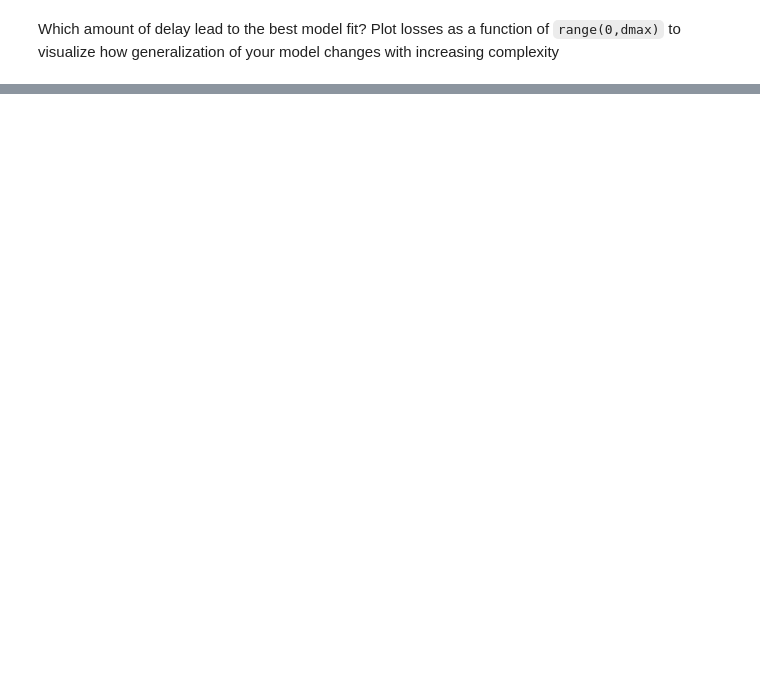
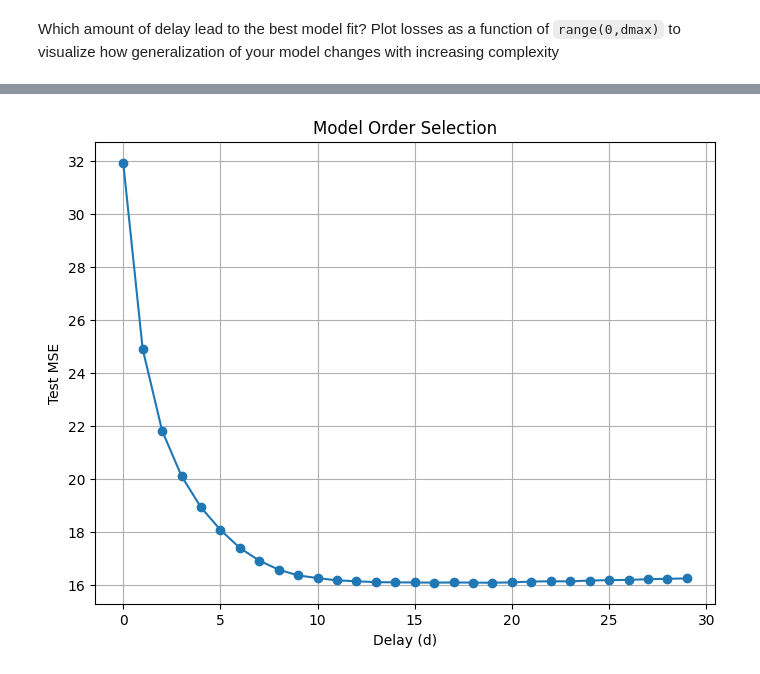
Before and after one commit to NeelGaji/CS-GY-6923-Machine-Learning, a Jupyter notebook: lab2_neural.ipynb, the cells around one changed output, grey strips where cells are left out. Saved outputs shown, nothing was run; the diff lists cells and outputs as text; code cells hidden in the pictures; blank space fills up the shorter version.

```diff
--- a/lab2_neural.ipynb
+++ b/lab2_neural.ipynb
@@ -150,8 +182,14 @@ def create_dly_data(X,y,d):
     Create delayed data
     """
     # TODO
-    # Xdly = ...
-    # ydly = ...
+    n, p = X.shape
+    n_dly = n - d
+
+    Xdly = np.zeros((n_dly, (d+1)*p))
+    for i in range(d + 1):
+        Xdly[:, i*p : (i+1)*p] = X[i : n_dly + i, :]
+
+    ydly = y[d:]
 
     return Xdly, ydly
 # %% [markdown]
@@ -193,0 +276,20 @@ Your code could take a long time (several minutes) to run! This is a large data
+# %%
+losses = np.zeros(dmax)
+for i in range(0,dmax):
+    # TODO
+    d_curr = i
+
+    col_start = (dmax - d_curr) * nneuron
+    Xtr_sub = Xtr_max[:, col_start:]
+    Xts_sub = Xts_max[:, col_start:]
+
+
+    beta_sub = fit_mult_linear(Xtr_sub, ytr_max)
+
+
+    Xts_sub_1 = np.hstack((np.ones((Xts_sub.shape[0], 1)), Xts_sub))
+    yhat_sub = Xts_sub_1 @ beta_sub
+
+    # Loss
+    losses[i] = np.mean((yts_max - yhat_sub)**2)
+    print(f"Delay {i}: Loss {losses[i]}")
@@ -198,0 +316,14 @@ Which amount of delay lead to the best model fit? Plot losses as a function of `
+# %%
+# TODO
+best_delay = np.argmin(losses)
+min_loss = losses[best_delay]
+print(f"Best Delay: {best_delay} with Loss: {min_loss}")
+
+plt.figure(figsize=(8,6))
+plt.plot(range(dmax), losses, 'o-')
+plt.xlabel("Delay (d)")
+plt.ylabel("Test MSE")
+plt.title("Model Order Selection")
+plt.grid(True)
+plt.show()
+# %% [output]
@@ -198,0 +331 @@ Which amount of delay lead to the best model fit? Plot losses as a function of `
+[figure, added]
```
Also changed, not shown: parts of 19 cells of this notebook.
